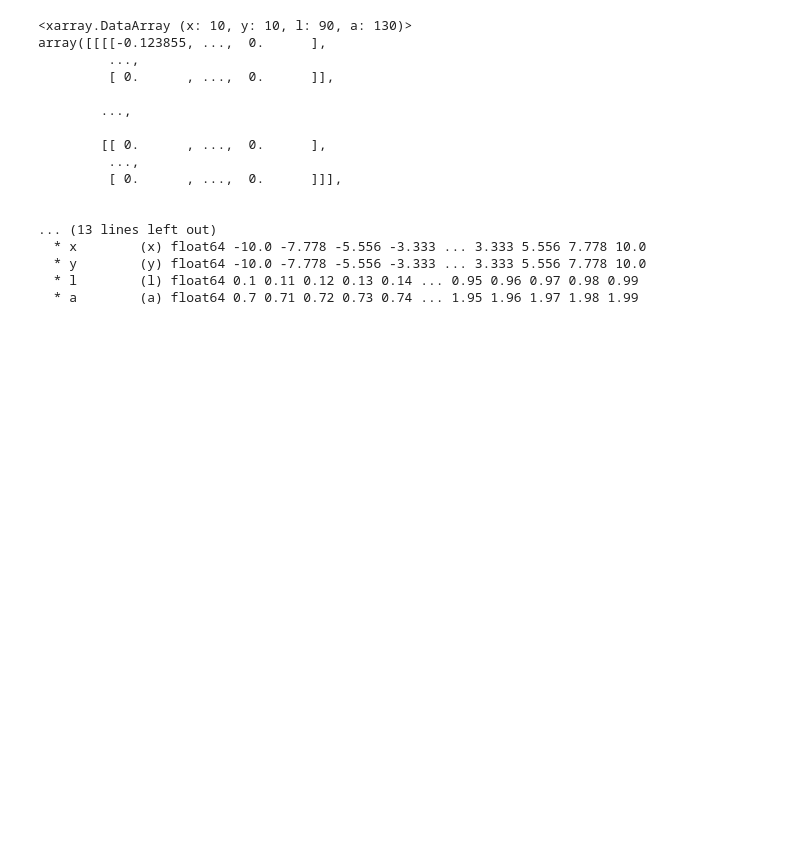
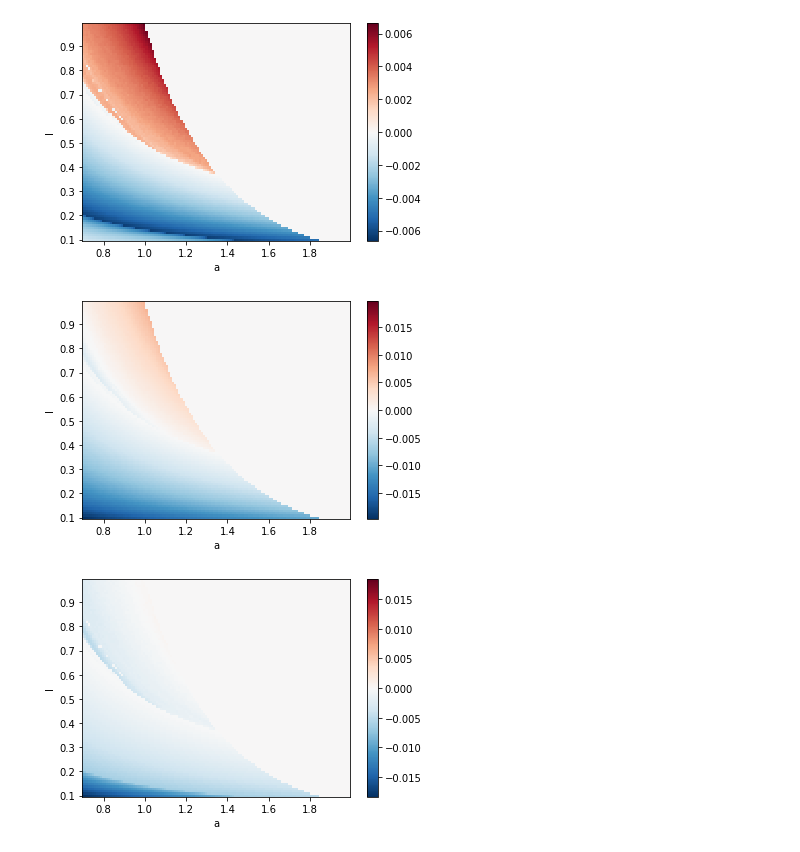
Before and after one commit to hjelleyman/chaos, a Jupyter notebook: Lyapunov 3.ipynb, the cells around one changed output. Saved outputs shown, nothing was run; the diff lists cells and outputs as text; code cells hidden in the pictures; blank space fills up the shorter version.

```diff
--- a/Lyapunov 3.ipynb
+++ b/Lyapunov 3.ipynb
@@ -39,20 +90,17 @@ Iterating over the transient of 1000 steps
-# %%
-l1
-# %% [output]
-<xarray.DataArray (x: 10, y: 10, l: 90, a: 130)>
-array([[[[-0.123855, ...,  0.      ],
-         ...,
-         [ 0.      , ...,  0.      ]],
-
-        ...,
-
-        [[ 0.      , ...,  0.      ],
-         ...,
-         [ 0.      , ...,  0.      ]]],
-
-
-... (13 lines left out)
-  * x        (x) float64 -10.0 -7.778 -5.556 -3.333 ... 3.333 5.556 7.778 10.0
-  * y        (y) float64 -10.0 -7.778 -5.556 -3.333 ... 3.333 5.556 7.778 10.0
-  * l        (l) float64 0.1 0.11 0.12 0.13 0.14 ... 0.95 0.96 0.97 0.98 0.99
-  * a        (a) float64 0.7 0.71 0.72 0.73 0.74 ... 1.95 1.96 1.97 1.98 1.99
+# %%
+plt.figure()
+plt.title('Mean first Lyapunov Exponent')
+l1.mean(axis=(0,1)).plot()
+plt.show()
+
+plt.figure()
+l2.mean(axis=(0,1)).plot()
+plt.show()
+
+plt.figure()
+(l2-l1).mean(axis=(0,1)).plot()
+plt.show()
+# %% [output]
+[figure, added]
+[figure, added]
+[figure, added]
```
Also changed, not shown: parts of 2 cells of this notebook, 5 other files.
